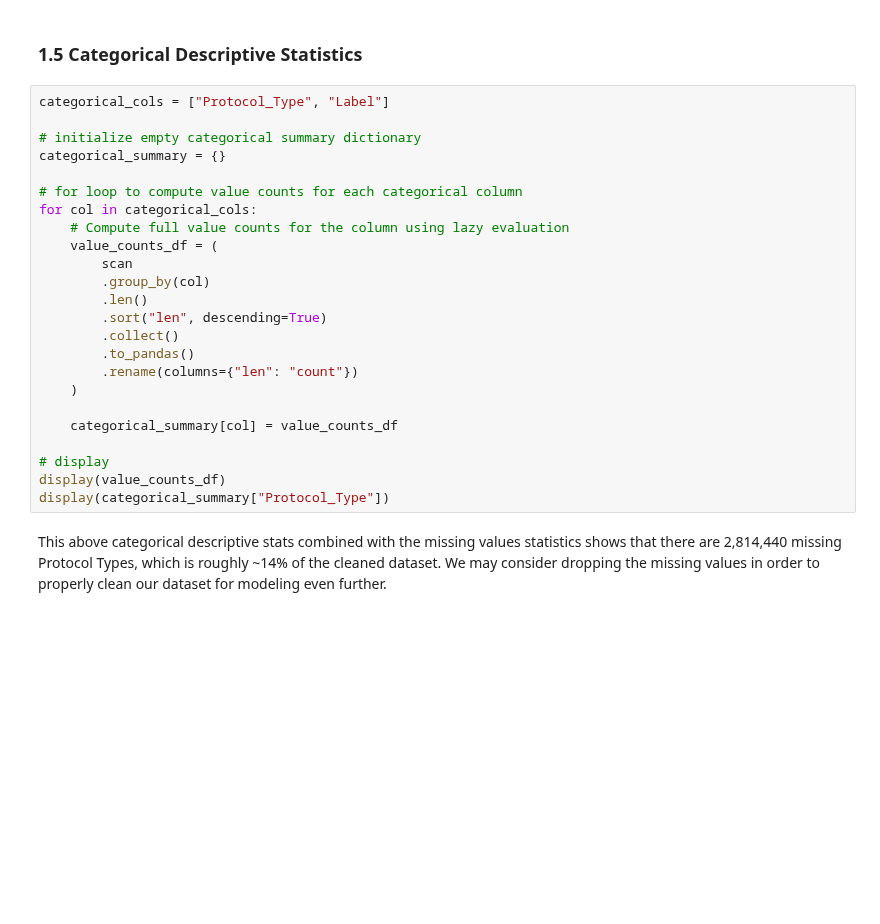
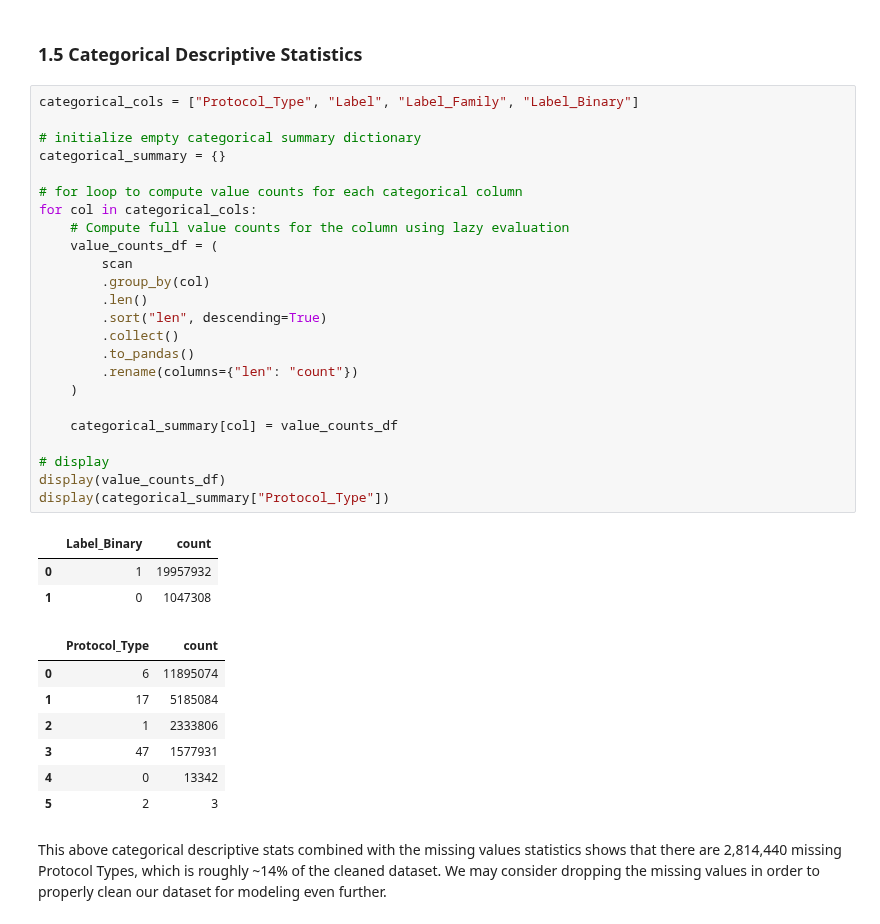
Before and after one commit to gw-00/Cybersecurity_Capstone, a Jupyter notebook: Code_Library/Data_Exploration.ipynb, the cells around one changed output. Cells and saved outputs as stored; diff of their text form; blank space fills up the shorter version.

```diff
--- a/Code_Library/Data_Exploration.ipynb
+++ b/Code_Library/Data_Exploration.ipynb
@@ -191,29 +183,40 @@ We note that the above numeric descriptive statistics dataframe is revealing esp
 # %% [markdown]
 ### 1.5 Categorical Descriptive Statistics
 # %%
-categorical_cols = ["Protocol_Type", "Label"]
+categorical_cols = ["Protocol_Type", "Label", "Label_Family", "Label_Binary"]
 
 # initialize empty categorical summary dictionary
 categorical_summary = {}
 
 # for loop to compute value counts for each categorical column
 for col in categorical_cols:
     # Compute full value counts for the column using lazy evaluation
     value_counts_df = (
         scan
         .group_by(col)
         .len()
         .sort("len", descending=True)
         .collect()
         .to_pandas()
         .rename(columns={"len": "count"})
     )
 
     categorical_summary[col] = value_counts_df
 
 # display
 display(value_counts_df)
 display(categorical_summary["Protocol_Type"])
+# %% [output]
+|  | Label_Binary | count |
+| 0 | 1 | 19957932 |
+| 1 | 0 | 1047308 |
+|  | Protocol_Type | count |
+| 0 | 6 | 11895074 |
+| 1 | 17 | 5185084 |
+| 2 | 1 | 2333806 |
+| 3 | 47 | 1577931 |
+| 4 | 0 | 13342 |
+| 5 | 2 | 3 |
 # %% [markdown]
 This above categorical descriptive stats combined with the missing values statistics shows that there are 2,814,440 missing Protocol Types, which is roughly ~14% of the cleaned dataset. We may consider dropping the missing values in order to properly clean our dataset for modeling even further.
 # %%
```
Also changed, not shown: parts of 15 cells of this notebook.
